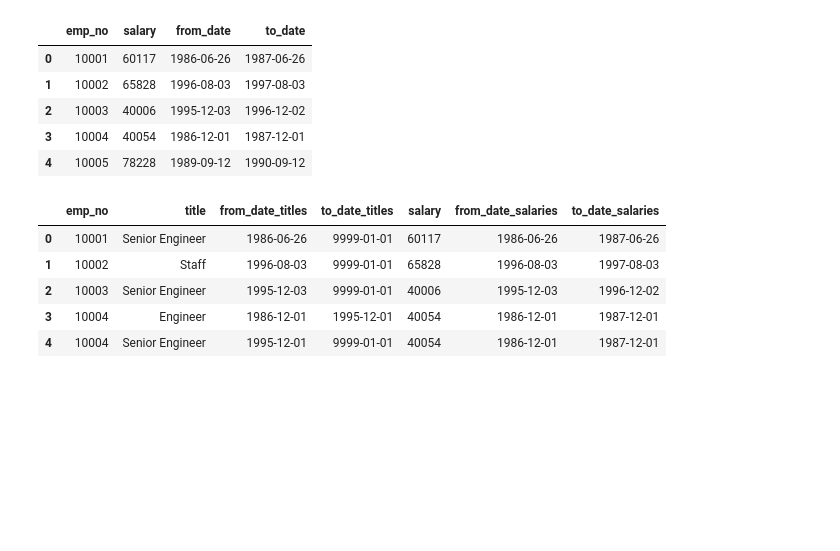
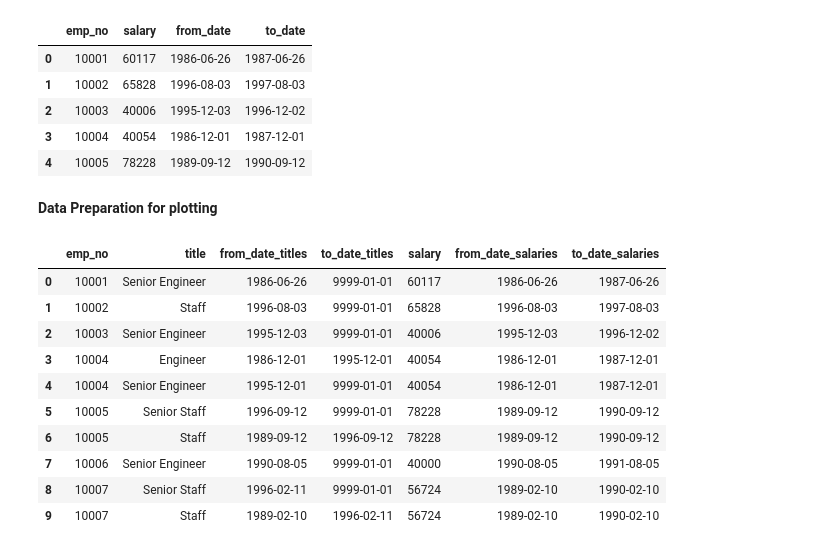
Before and after one commit to ic2019/SQL-Challenge, a Jupyter notebook: employee.ipynb, the cells around one changed output. Saved outputs shown, nothing was run; the diff lists cells and outputs as text; code cells hidden in the pictures; blank space fills up the shorter version.

```diff
--- a/employee.ipynb
+++ b/employee.ipynb
@@ -39,17 +46,24 @@ salary_data.head()
 | 2 | 10003 | 40006 | 1995-12-03 | 1996-12-02 |
 | 3 | 10004 | 40054 | 1986-12-01 | 1987-12-01 |
 | 4 | 10005 | 78228 | 1989-09-12 | 1990-09-12 |
+# %% [markdown]
+**Data Preparation for plotting**
 # %%
 # Merging the Titles and Salary data.
 
 titles_salary_combined_data = titles_data.merge(salary_data,how="left",on="emp_no", suffixes=('_titles','_salaries'))
 # %%
 # Viewing the combined data
-titles_salary_combined_data.head()
+titles_salary_combined_data.head(10)
 # %% [output]
 |  | emp_no | title | from_date_titles | to_date_titles | salary | from_date_salaries | to_date_salaries |
 | 0 | 10001 | Senior Engineer | 1986-06-26 | 9999-01-01 | 60117 | 1986-06-26 | 1987-06-26 |
 | 1 | 10002 | Staff | 1996-08-03 | 9999-01-01 | 65828 | 1996-08-03 | 1997-08-03 |
 | 2 | 10003 | Senior Engineer | 1995-12-03 | 9999-01-01 | 40006 | 1995-12-03 | 1996-12-02 |
 | 3 | 10004 | Engineer | 1986-12-01 | 1995-12-01 | 40054 | 1986-12-01 | 1987-12-01 |
 | 4 | 10004 | Senior Engineer | 1995-12-01 | 9999-01-01 | 40054 | 1986-12-01 | 1987-12-01 |
+| 5 | 10005 | Senior Staff | 1996-09-12 | 9999-01-01 | 78228 | 1989-09-12 | 1990-09-12 |
+| 6 | 10005 | Staff | 1989-09-12 | 1996-09-12 | 78228 | 1989-09-12 | 1990-09-12 |
+| 7 | 10006 | Senior Engineer | 1990-08-05 | 9999-01-01 | 40000 | 1990-08-05 | 1991-08-05 |
+| 8 | 10007 | Senior Staff | 1996-02-11 | 9999-01-01 | 56724 | 1989-02-10 | 1990-02-10 |
+| 9 | 10007 | Staff | 1989-02-10 | 1996-02-11 | 56724 | 1989-02-10 | 1990-02-10 |
```
Also changed, not shown: parts of 15 cells of this notebook, 2 other files.
